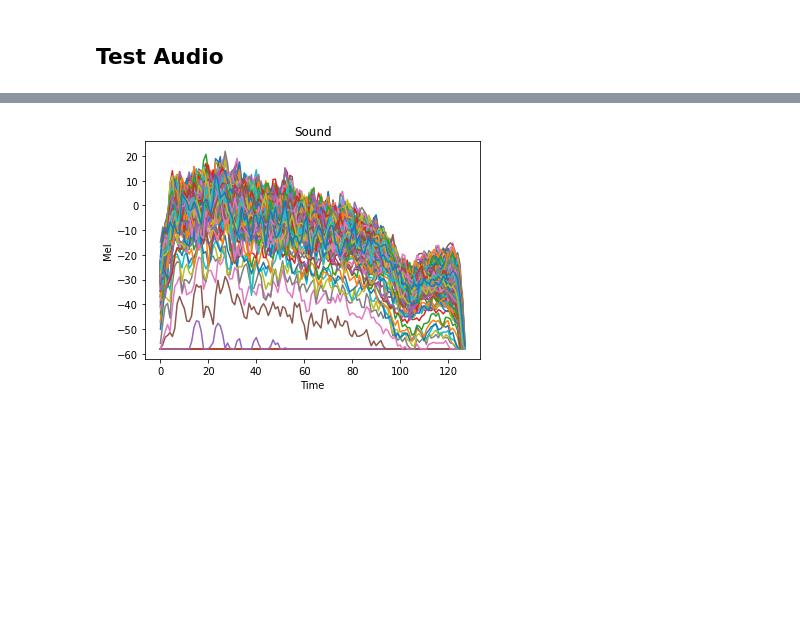
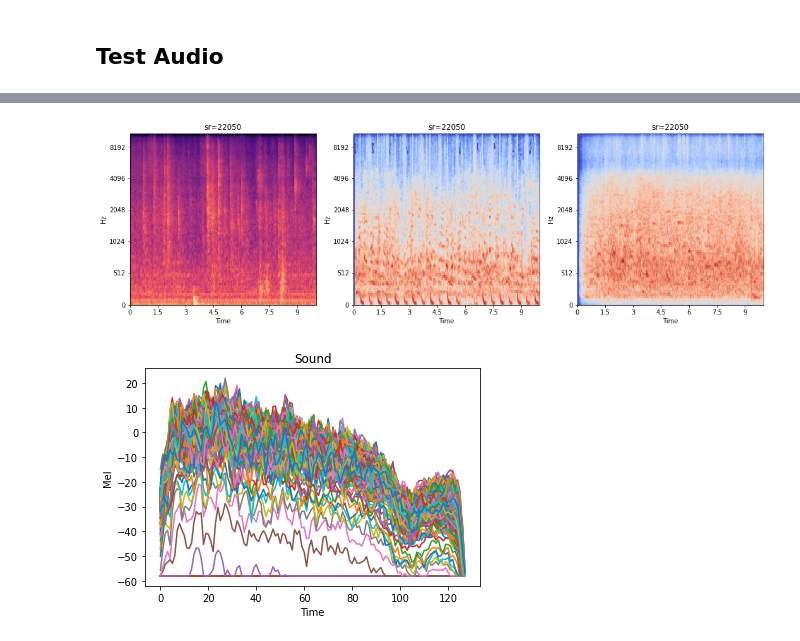
Before and after one commit to MAOK-Yongsuk/-Environmental-Sound-Classification, a Jupyter notebook: Environmental_Sound_Classification.ipynb, the cells around one changed output, grey strips where cells are left out. Saved outputs shown, nothing was run; the diff lists cells and outputs as text; code cells hidden in the pictures; blank space fills up the shorter version.

Commit message:
update test audio

```diff
--- a/Environmental_Sound_Classification.ipynb
+++ b/Environmental_Sound_Classification.ipynb
@@ -66,9 +18,0 @@ Audio(filepath3)
-# %%
-filepath4 = '/content/drive/MyDrive/Situation_Classification_From_Sounds/dataset/train/construction_site/Const-006.mp3'
-f4, sr4 = librosa.load(filepath4)
-
-mel_spectrogram4 = librosa.feature.melspectrogram(f4, sr4)
-log_mel_spectrogram4 = librosa.power_to_db(mel_spectrogram4)
-librosa.display.specshow(log_mel_spectrogram4, x_axis="time", y_axis="mel", sr=sr4)
-
-Audio(filepath4)
@@ -78,9 +18,0 @@ Audio(filepath4)
-# %%
-filepath4 = '/content/drive/MyDrive/Situation_Classification_From_Sounds/dataset/test/large_public/large_public (17).mp3'
-f4, sr4 = librosa.load(filepath4)
-
-mel_spectrogram4 = librosa.feature.melspectrogram(f4, sr4)
-log_mel_spectrogram4 = librosa.power_to_db(mel_spectrogram4)
-librosa.display.specshow(log_mel_spectrogram4, x_axis="time", y_axis="mel", sr=sr4)
-
-Audio(filepath4)
@@ -90,3 +19,17 @@ Audio(filepath4)
+# %%
+mainpath = '/content/drive/MyDrive/Situation_Classification_From_Sounds/dataset/train/'
+
+path = ['classroom/classroom-001.mp3', 'cabaret/cabaret01-001.mp3', 'large_public_room/large_public_room-001.mp3']
+
+plt.figure(figsize=(18, 5))
+for i in range(3):
+    f, sr = librosa.load(mainpath+path[i])
+    S = librosa.feature.melspectrogram(f, sr)
+    plt.subplot(1, 3, i+1)
+    librosa.display.specshow(librosa.power_to_db(S), y_axis='mel', x_axis='time', sr=sr)
+    plt.title(f'sr={sr}')
+# %% [output]
+[figure, added]
 # %%
 plt.plot(log_mel_spectrogram3);
 
```
Also changed, not shown: parts of 6 cells of this notebook.
